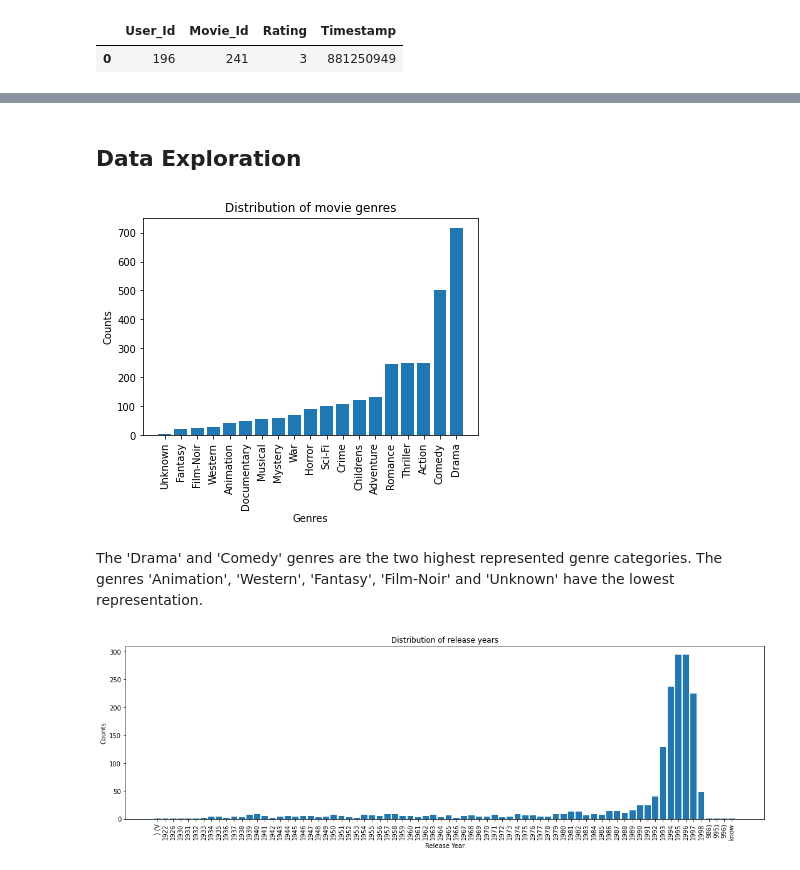
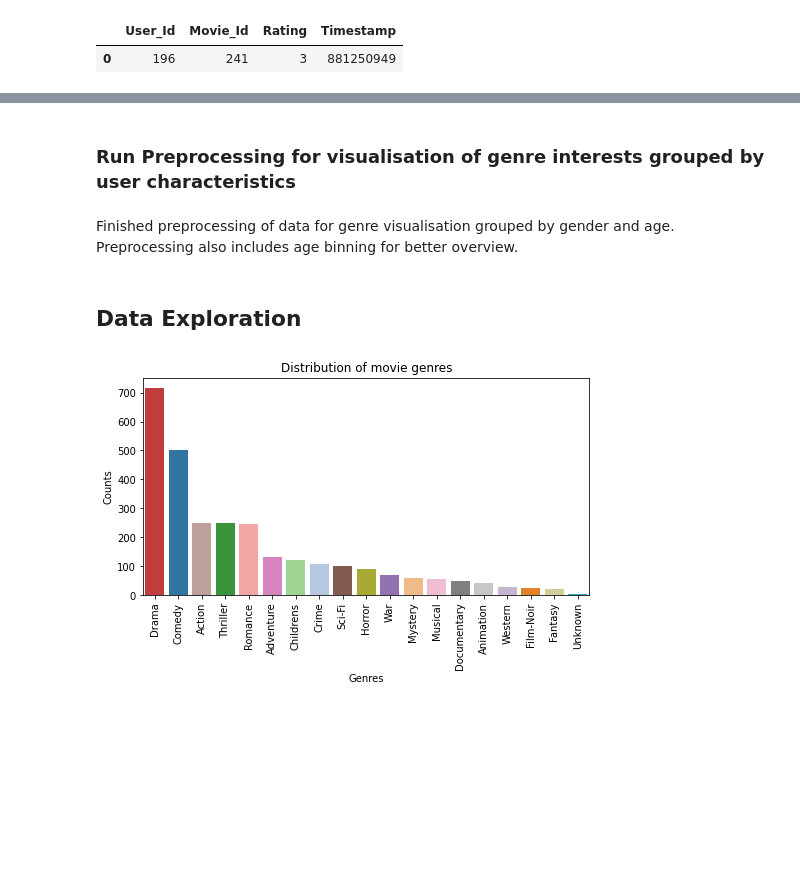
Before and after one commit to nadine-ma/BERT_based_movie_recommendation, a Jupyter notebook: BERT_Recommender.ipynb, the cells around one changed output, grey strips where cells are left out. Cells and saved outputs as stored; diff of their text form; code cells hidden in the pictures; blank space fills up the shorter version.

```diff
--- a/BERT_Recommender.ipynb
+++ b/BERT_Recommender.ipynb
@@ -48,6 +32,9 @@ ratings = pd.read_csv('data/ml-100k/u.data', names=names, sep='\t', encoding='la
 
 names = ['Movie_Id', 'Title', 'Release_Year', 'Video_Release_Date', 'IMDb_URL', 'Unknown', 'Action', 'Adventure', 'Animation', 'Childrens', 'Comedy', 'Crime', 'Documentary', 'Drama', 'Fantasy', 'Film-Noir', 'Horror', 'Musical', 'Mystery', 'Romance', 'Sci-Fi', 'Thriller', 'War', 'Western']
 movies = pd.read_csv('data/ml-100k/u.item', names=names, sep='|', encoding='latin-1')
+
+names = ['User_Id', 'Age', 'Gender', 'Occupation', 'ZIP_Code']
+users = pd.read_csv('data/ml-100k/u.user', names=names, sep='|', encoding='latin-1')
 # %%
 movies.head(3)
 # %% [output]
@@ -299,0 +349,2 @@ ratings.head(1)
+# %% [markdown]
+### Run Preprocessing for visualisation of genre interests grouped by user characteristics
@@ -300,42 +404,23 @@ ratings.head(1)
+# %% [markdown]
+Finished preprocessing of data for genre visualisation grouped by gender and age. Preprocessing also includes age binning for better overview.
 # %% [markdown]
 ## Data Exploration
 # %%
+fig, ax = plt.subplots(figsize=(8,4))
 counts = dict()
 for i in movies.index:
     for g in movies.loc[i,'Genres'].split(','):
         if g not in counts:
             counts[g] = 1
         else:
             counts[g] = counts[g] + 1
 
-counts = {k: v for k, v in sorted(counts.items(), key=lambda item: item[1])}
-plt.bar(list(counts.keys()), counts.values())
+counts = {k: v for k, v in sorted(counts.items(), key=lambda item: item[1], reverse=True)}
+sns.barplot(x=list(counts.keys()), y=counts.values(), palette=[colors_plot[key] for key in list(counts.keys())], hue=list(counts.keys()), legend=False)
 plt.xticks(rotation=90)
 plt.xlabel('Genres')
 plt.ylabel('Counts')
 plt.title('Distribution of movie genres')
 plt.show()
 # %% [output]
-[figure, old version]
+[figure, new version]
-# %% [markdown]
-The 'Drama' and 'Comedy' genres are the two highest represented genre categories. The genres 'Animation', 'Western', 'Fantasy', 'Film-Noir' and 'Unknown' have the lowest representation.
-# %%
-fig, ax = plt.subplots(figsize=(15,5))
-counts = dict()
-for i in movies.index:
-    for g in movies.loc[i,'Release_Year'].split(','):
-        if g not in counts:
-            counts[g] = 1
-        else:
-            counts[g] = counts[g] + 1
-
-counts = dict(sorted(counts.items()))
-plt.bar(list(counts.keys()), counts.values())
-plt.xticks(rotation=90)
-plt.xlabel('Release Year')
-plt.ylabel('Counts')
-plt.title('Distribution of release years')
-plt.tight_layout()
-plt.show()
-# %% [output]
-[figure, removed]
```
Also changed, not shown: parts of 59 cells of this notebook.
